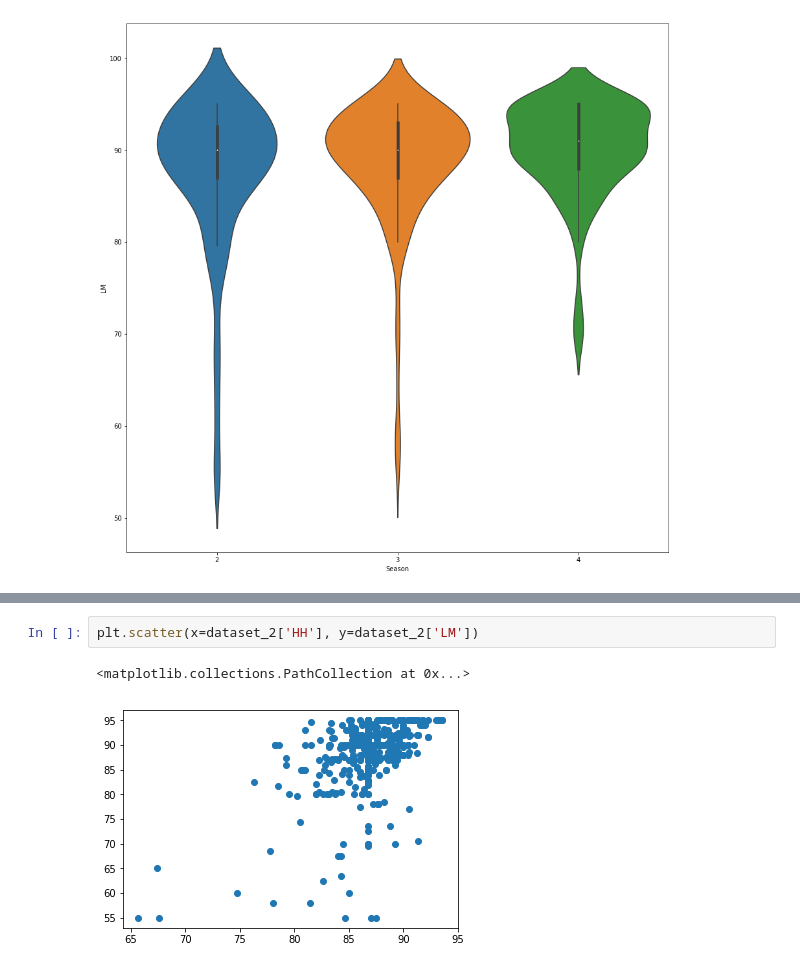
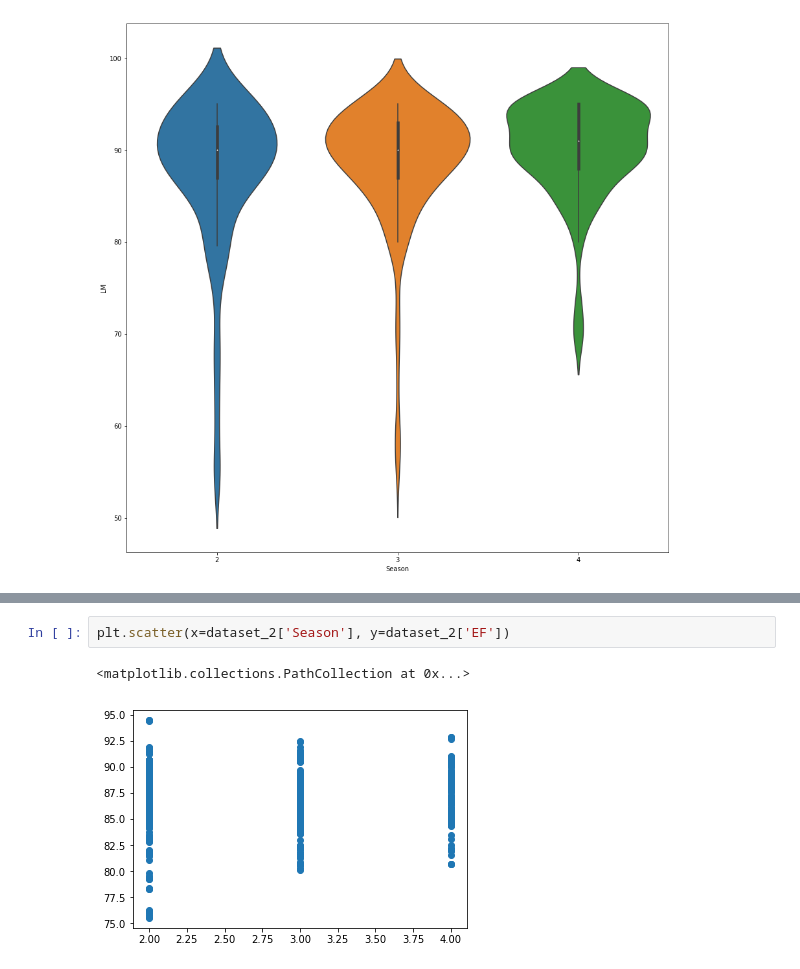
Before and after one commit to Didanny/EECE-464-Project, a Jupyter notebook: Project.ipynb, the cells around one changed output, grey strips where cells are left out. Cells and saved outputs as stored; diff of their text form.

Commit message:
Plot EF vs Season

```diff
--- a/Project.ipynb
+++ b/Project.ipynb
@@ -321,5 +349,5 @@ plt.show()
 # %%
-plt.scatter(x=dataset_2['HH'], y=dataset_2['LM'])
+plt.scatter(x=dataset_2['Season'], y=dataset_2['EF'])
 # %% [output]
 <matplotlib.collections.PathCollection at 0x...>
-[figure, old version]
+[figure, new version]
```
Also changed, not shown: parts of 6 cells of this notebook.
